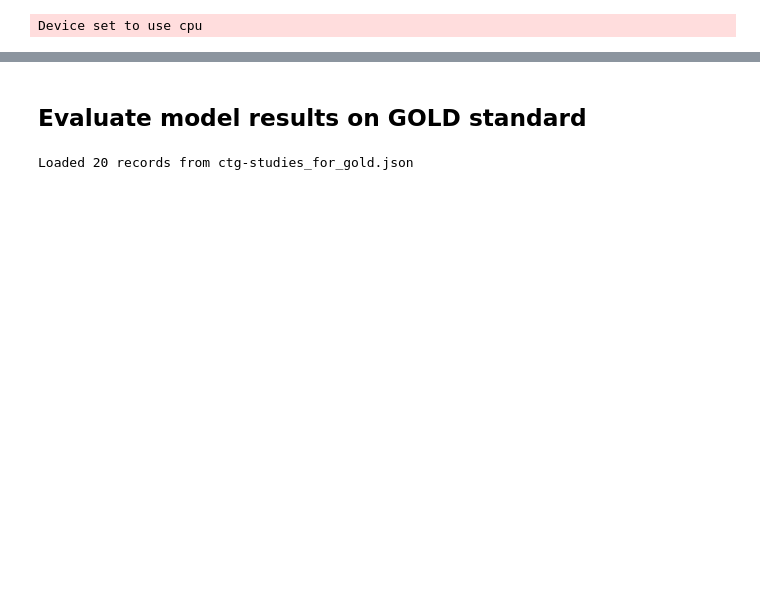
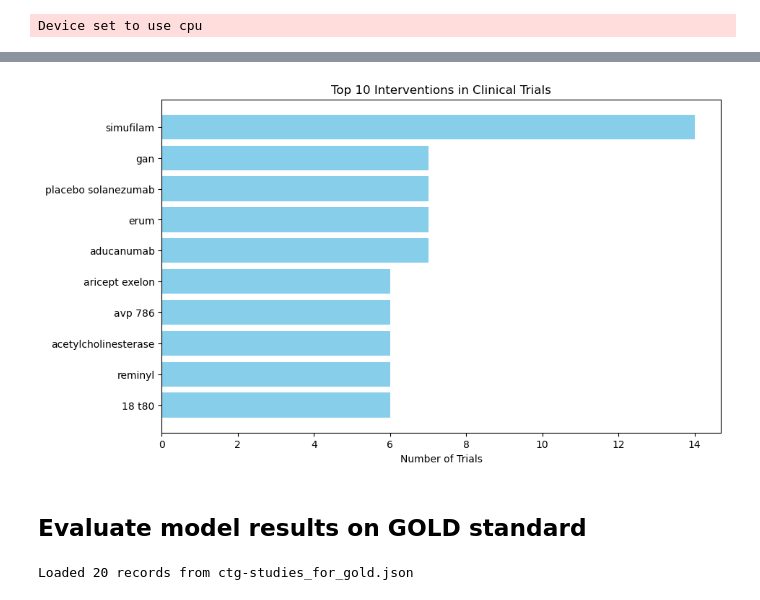
Before and after one commit to ElenJ/biomed-extractor, a Jupyter notebook: app/nlp/demo_inference.ipynb, the cells around one changed output, grey strips where cells are left out. Cells and saved outputs as stored; diff of their text form; code cells hidden in the pictures; blank space fills up the shorter version.

```diff
--- a/app/nlp/demo_inference.ipynb
+++ b/app/nlp/demo_inference.ipynb
@@ -55,0 +81,5 @@ Asking to truncate to max_length but no maximum length is provided and the model
+# %%
+interventions_tested = ner_res_copy.groupby('intervention_extracted').agg(count=('intervention_extracted', 'size')).sort_values(by='count', ascending=False)
+# Filter out empty intervention labels
+interventions_tested = interventions_tested[interventions_tested.index != '']
+interventions_tested
@@ -56,3 +103,16 @@ Asking to truncate to max_length but no maximum length is provided and the model
+# %%
+import matplotlib.pyplot as plt
+# Plot the top 10 interventions
+top_n = 10
+top_interventions = interventions_tested.head(top_n)
+plt.figure(figsize=(10, 6))
+plt.barh(top_interventions.index, top_interventions['count'], color='skyblue')
+plt.xlabel('Number of Trials')
+plt.title(f'Top {top_n} Interventions in Clinical Trials')
+plt.gca().invert_yaxis()  # Highest values on top
+plt.show()
+# %% [output]
+[figure, added]
 # %% [markdown]
 ## Evaluate model results on GOLD standard
 # %%
```
Also changed, not shown: parts of 13 cells of this notebook, 5 other files.
